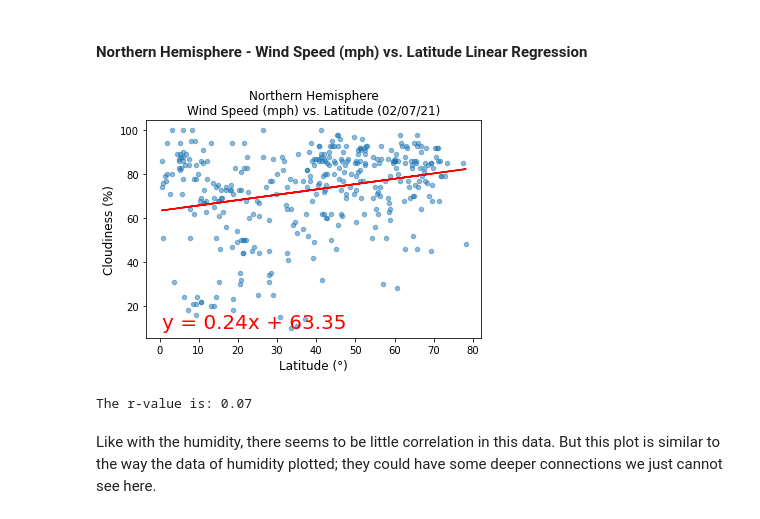
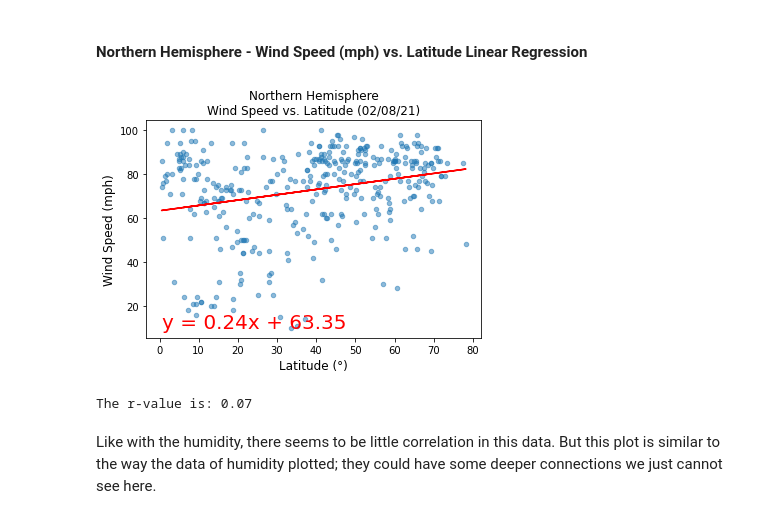
Before and after one commit to uno-sebastian/python-api-challenge, a Jupyter notebook: WeatherPy/WeatherPy.ipynb, the cells around one changed output. Saved outputs shown, nothing was run; the diff lists cells and outputs as text; code cells hidden in the pictures.

Commit message:
name and label fix; data remains the same

```diff
--- a/WeatherPy/WeatherPy.ipynb
+++ b/WeatherPy/WeatherPy.ipynb
@@ -323,7 +325,7 @@ s_hemisphere_df.head()
 | 6 | 4032243 | Vaini | 90 | TO | 2021-02-08 00:17:57 | 94 | -21.2000 | -175.2000 | 77.000 | 77.000 | ... |
 | 7 | 4030556 | Rikitea | 81 | PF | 2021-02-08 00:21:16 | 71 | -23.1203 | -134.9692 | 77.612 | 77.612 | ... |
 # %%
-def linear_regression(df, x, y, x_label, y_label, title, output_file):
+def linear_regression(data, x, y, x_label, y_label, title, output_file):
     """
     Plotting the Data with  Linear Regression and save the plotted figures as .pngs
 
@@ -337,17 +339,17 @@ def linear_regression(df, x, y, x_label, y_label, title, output_file):
         title — The title for the plot
         output_file — The name of the saved output file
     """
-    (slope, intercept, rvalue, pvalue, stderr) = linregress(df[x], df[y])
-    regress_values = df[x] * slope + intercept
+    (slope, intercept, rvalue, pvalue, stderr) = linregress(data[x], data[y])
+    regress_values = data[x] * slope + intercept
     line_eq = "y = " + str(round(slope,2)) + "x + " + str(round(intercept,2))
 
-    fig = df.plot.scatter(x, y, alpha=0.5)
+    fig = data.plot.scatter(x, y, alpha=0.5)
     fig.set_title(f'{title} ({time.strftime("%m/%d/%y")})', fontsize=(12))
     fig.set_xlabel(x_label, fontsize=(12))
     fig.set_ylabel(y_label, fontsize=(12))
 
-    fig.plot(df[x], regress_values, 'r-')
-    fig.annotate(line_eq, (df[x].min(), df[y].min()), fontsize=20, color="red")
+    fig.plot(data[x], regress_values, 'r-')
+    fig.annotate(line_eq, (data[x].min(), data[y].min()), fontsize=20, color="red")
 
     plt.savefig('../Images/' + output_file + '.png')
     plt.show()
@@ -460,15 +462,15 @@ This data seems to be uncorrelated.
 # %%
 linear_regression(
     n_hemisphere_df,
     'Lat',
     'Wind Speed',
     'Latitude (°)',
-    'Cloudiness (%)',
-    'Northern Hemisphere\nWind Speed (mph) vs. Latitude',
+    'Wind Speed (mph)',
+    'Northern Hemisphere\nWind Speed vs. Latitude',
     'NorthHemiSphere_WindSpeedVLat'
 )
 # %% [output]
-[figure, old version]
+[figure, new version]
 The r-value is: 0.07
 # %% [markdown]
 Like with the humidity, there seems to be little correlation in this data. But this plot is similar to the way the data of humidity plotted; they could have some deeper connections we just cannot see here.
```
Also changed, not shown: parts of 12 cells of this notebook, 12 other files.
